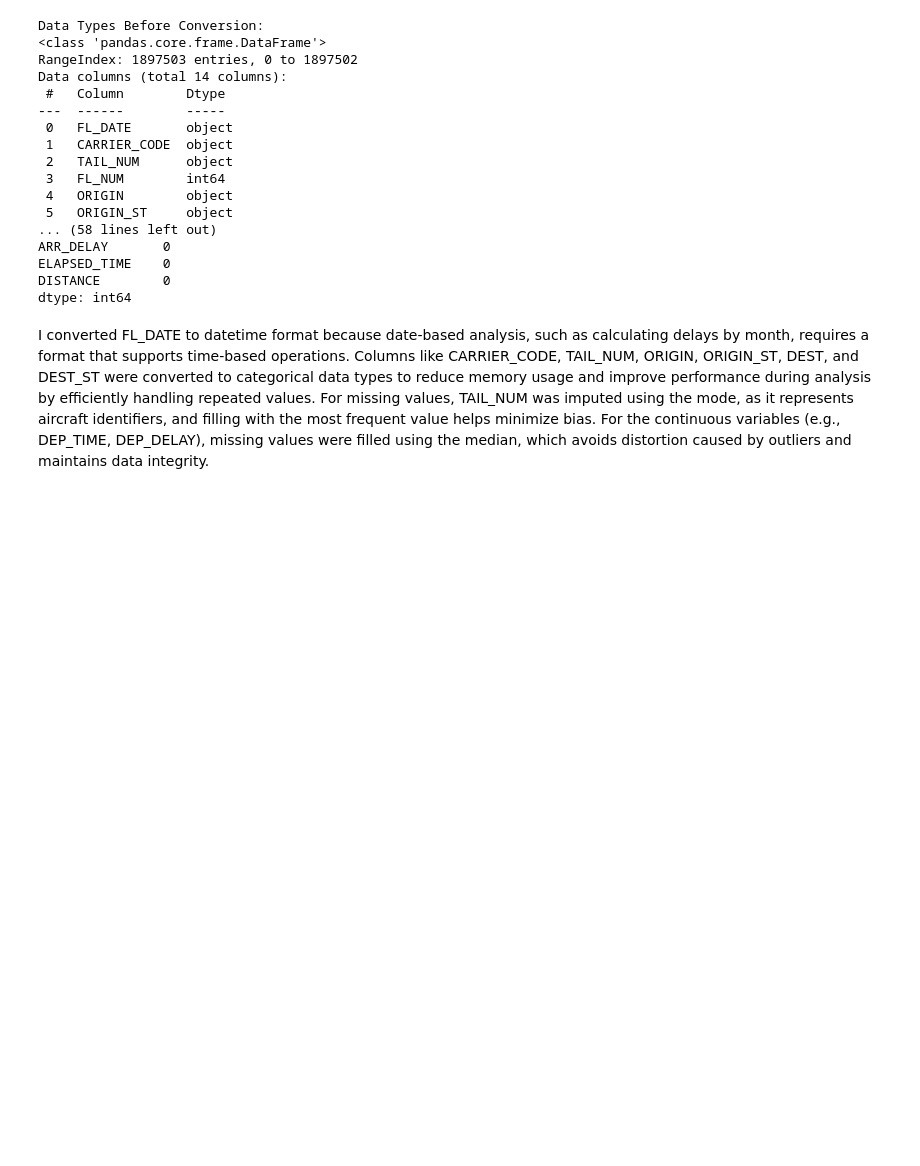
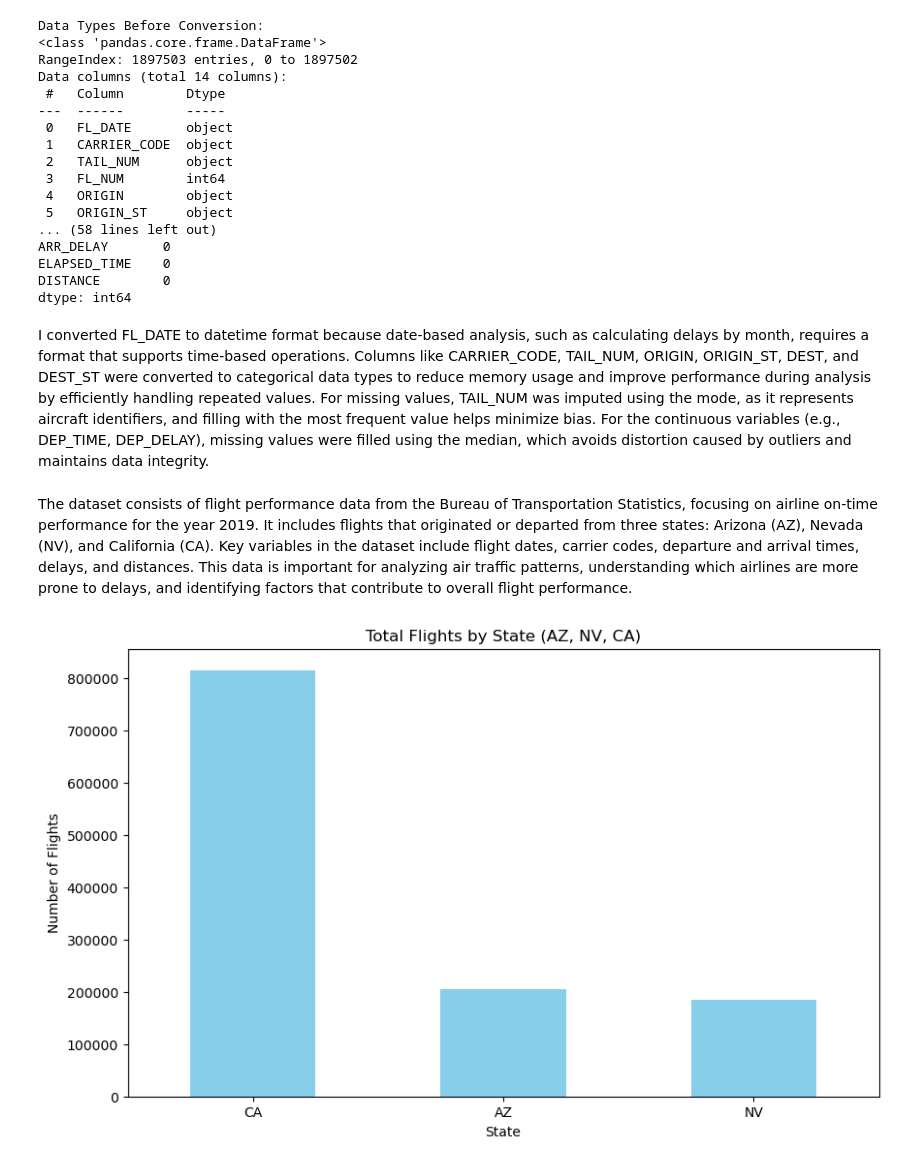
Before and after one commit to narraje/DSPracticum1, a Jupyter notebook: dsGroupProject.ipynb, the cells around one changed output. Saved outputs shown, nothing was run; the diff lists cells and outputs as text; code cells hidden in the pictures; blank space fills up the shorter version.

Commit message:
Updated with bar chart
bar chart wasn't included in the last one for some reason

```diff
--- a/dsGroupProject.ipynb
+++ b/dsGroupProject.ipynb
@@ -65,3 +65,5 @@ DISTANCE        0
 dtype: int64
 # %% [markdown]
 I converted FL_DATE to datetime format because date-based analysis, such as calculating delays by month, requires a format that supports time-based operations. Columns like CARRIER_CODE, TAIL_NUM, ORIGIN, ORIGIN_ST, DEST, and DEST_ST were converted to categorical data types to reduce memory usage and improve performance during analysis by efficiently handling repeated values. For missing values, TAIL_NUM was imputed using the mode, as it represents aircraft identifiers, and filling with the most frequent value helps minimize bias. For the continuous variables (e.g., DEP_TIME, DEP_DELAY), missing values were filled using the median, which avoids distortion caused by outliers and maintains data integrity.
+# %% [markdown]
+The dataset consists of flight performance data from the Bureau of Transportation Statistics, focusing on airline on-time performance for the year 2019. It includes flights that originated or departed from three states: Arizona (AZ), Nevada (NV), and California (CA). Key variables in the dataset include flight dates, carrier codes, departure and arrival times, delays, and distances. This data is important for analyzing air traffic patterns, understanding which airlines are more prone to delays, and identifying factors that contribute to overall flight performance.
@@ -68,2 +72,15 @@ I converted FL_DATE to datetime format because date-based analysis, such as calc
 # %%
-#3 visualizations to explain problem 1
+#3 visualizations to for problem 1
+# Count total flights by state
+flights_by_state = airline_data['ORIGIN_ST'].value_counts()
+state_order = ['CA', 'AZ', 'NV']
+flights_by_state_ordered = flights_by_state.reindex(state_order, fill_value=0)
+plt.figure(figsize=(10, 6))
+flights_by_state_ordered.plot(kind='bar', color='skyblue')
+plt.title('Total Flights by State (AZ, NV, CA)')
+plt.xlabel('State')
+plt.ylabel('Number of Flights')
+plt.xticks(rotation=0)
+plt.show()
+# %% [output]
+[figure, added]
```
Also changed, not shown: parts of 4 cells of this notebook.
